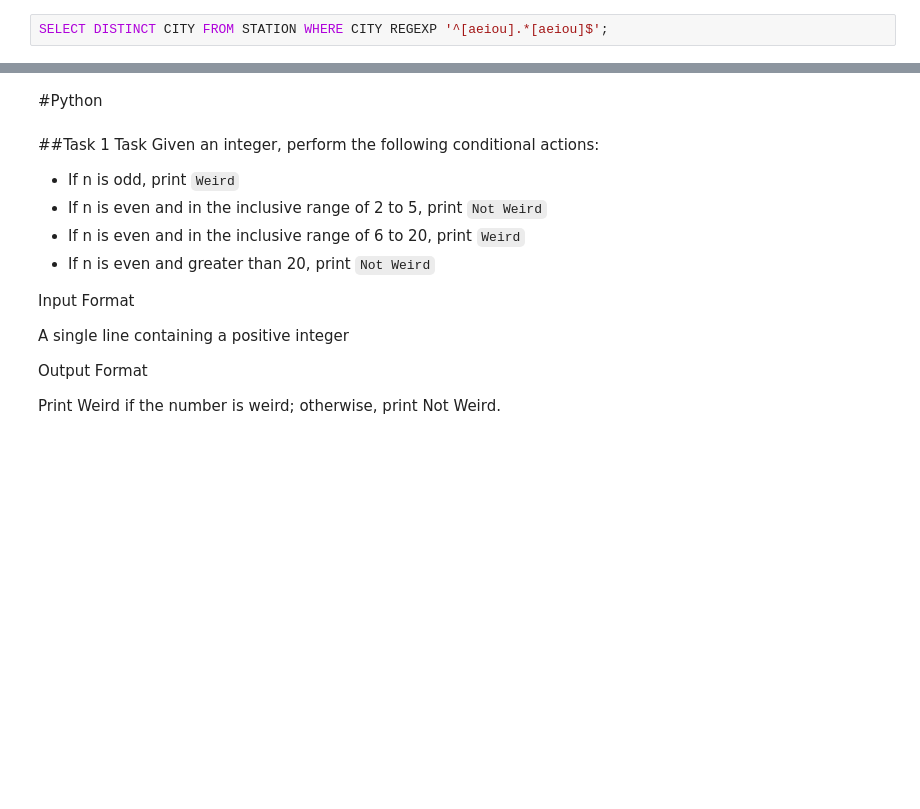
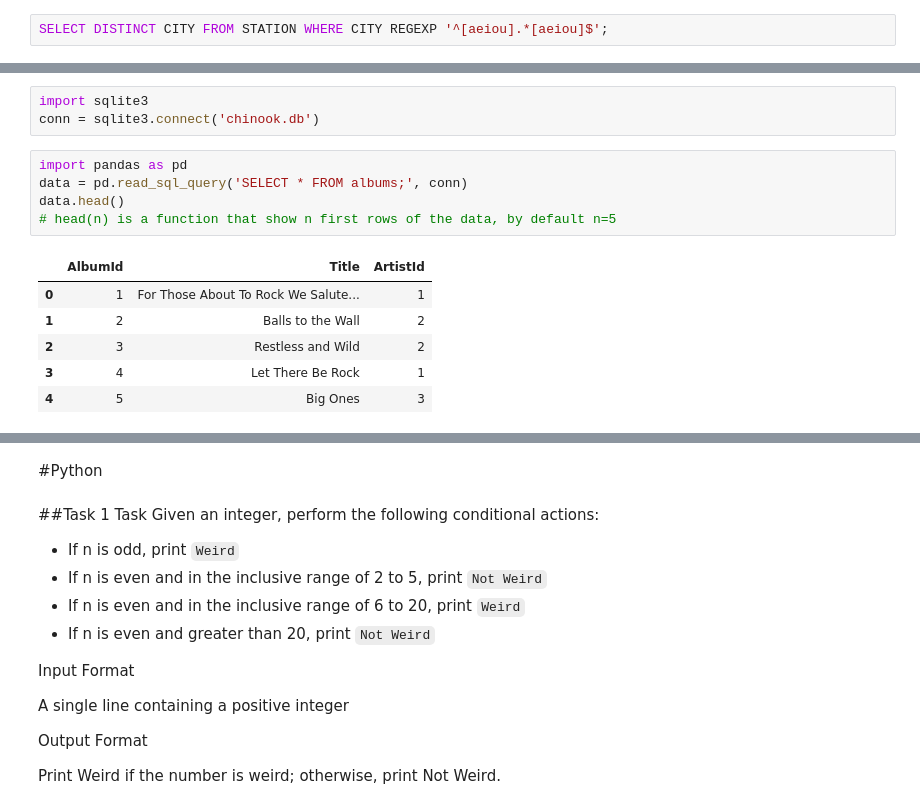
Before and after one commit to kingkong135/devc-challenge, a Jupyter notebook: Week_1_Assignment.ipynb, the cells around one changed output, grey strips where cells are left out. Cells and saved outputs as stored; diff of their text form; blank space fills up the shorter version.

```diff
--- a/Week_1_Assignment.ipynb
+++ b/Week_1_Assignment.ipynb
@@ -117,0 +168,15 @@ SELECT DISTINCT CITY FROM STATION WHERE CITY REGEXP '^[aeiou].*[aeiou]$';
+# %%
+import sqlite3
+conn = sqlite3.connect('chinook.db')
+# %%
+import pandas as pd
+data = pd.read_sql_query('SELECT * FROM albums;', conn)
+data.head()
+# head(n) is a function that show n first rows of the data, by default n=5
+# %% [output]
+|  | AlbumId | Title | ArtistId |
+| 0 | 1 | For Those About To Rock We Salute... | 1 |
+| 1 | 2 | Balls to the Wall | 2 |
+| 2 | 3 | Restless and Wild | 2 |
+| 3 | 4 | Let There Be Rock | 1 |
+| 4 | 5 | Big Ones | 3 |
```
Also changed, not shown: parts of 12 cells of this notebook.
